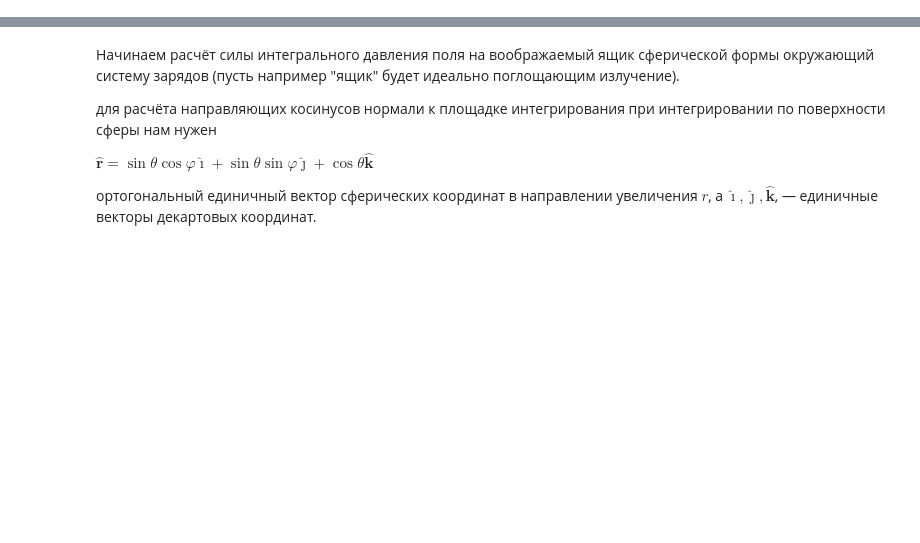
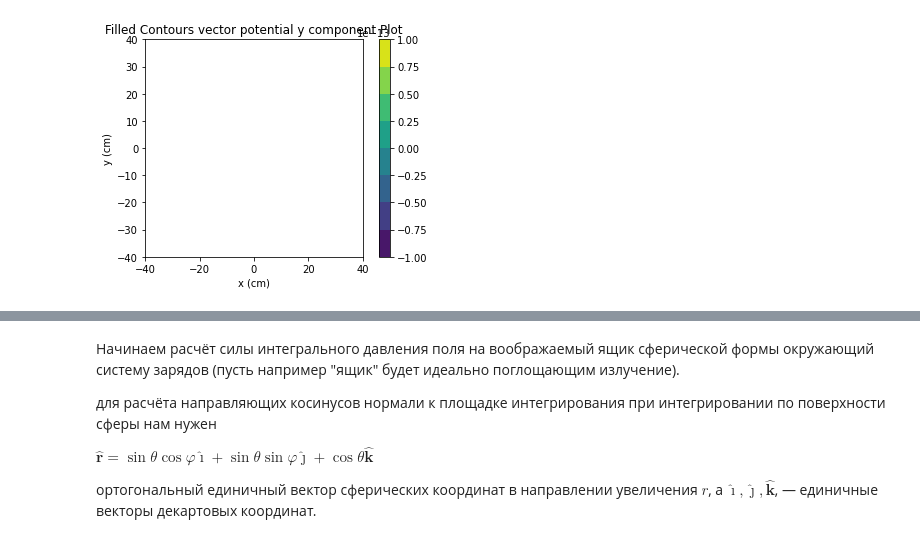
Before and after one commit to daju1/articles, a Jupyter notebook: vimaniks/vimanic_cython.ipynb, the cells around one changed output, grey strips where cells are left out. Drawn from its saved outputs; the diff is of its cells as text; code cells hidden in the pictures; blank space fills up the shorter version.

```diff
--- a/vimaniks/vimanic_cython.ipynb
+++ b/vimaniks/vimanic_cython.ipynb
@@ -848,0 +840,12 @@ plt.show()
+# %%
+fig,ax=plt.subplots(1,1)
+#cp = ax.contourf(xa_grid,ya_grid, ax_, levels = np.linspace(0.04, 0.5, int((1-0.04)/0.04+1)))
+cp = ax.contourf(xa_grid,ya_grid, ay_)
+fig.colorbar(cp) # Add a colorbar to a plot
+ax.set_title('Filled Contours vector potential y component Plot')
+ax.set_xlabel('x (cm)')
+ax.set_ylabel('y (cm)')
+ax.set_aspect(1)
+plt.show()
+# %% [output]
+[figure, added]
```
Also changed, not shown: parts of 35 cells of this notebook, 2 other files.
